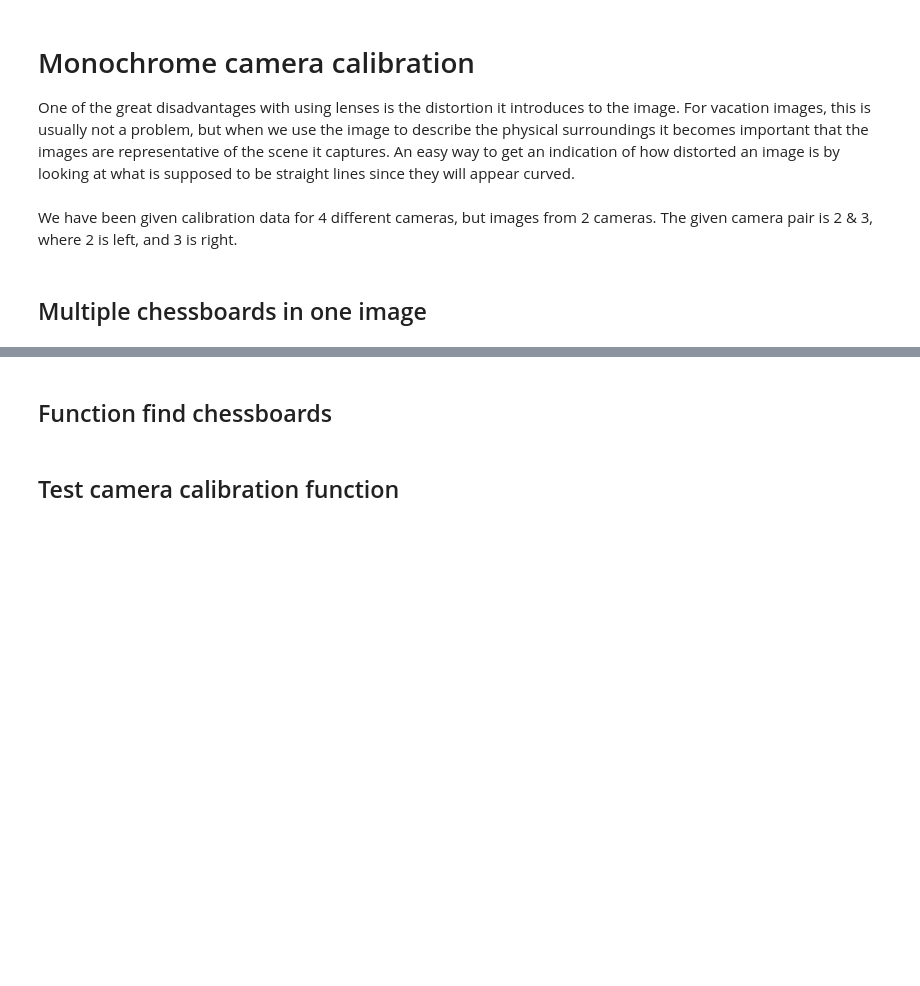
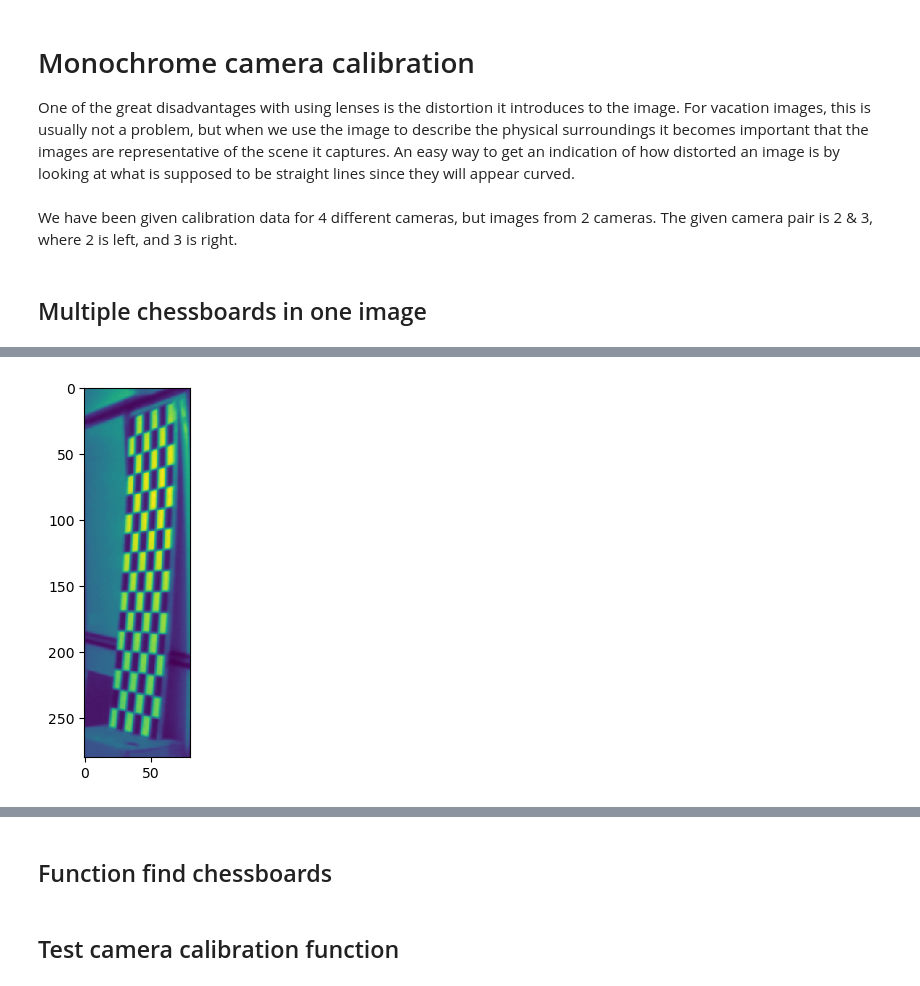
Before and after one commit to Stam21/PAS_Final_Project, a Jupyter notebook: CameraCalibration.ipynb, the cells around one changed output, grey strips where cells are left out. Drawn from its saved outputs; the diff is of its cells as text; code cells hidden in the pictures; blank space fills up the shorter version.

```diff
--- a/CameraCalibration.ipynb
+++ b/CameraCalibration.ipynb
@@ -138,0 +179,82 @@ Total Not Found Chessboards: [(5, 7), (15, 5)]
+# %%
+import cv2
+import numpy as np
+import glob
+
+# Path to the image containing the chessboard
+path_chess = '/Users/claes/Documents/Mine dokumenter/Universitet/7.semester/Perception for autonomous systems/Final project/34759_final_project_raw/calib/image_03/'
+
+# Define the chessboard size you're interested in
+chessboard_size = (15, 5)
+
+# Load the image
+images = glob.glob(path_chess + 'data/0000000000.png')
+assert images, "No images found in the specified path."
+
+# Define termination criteria for corner refinement
+criteria = (cv2.TERM_CRITERIA_EPS + cv2.TERM_CRITERIA_MAX_ITER, 300, 0.001)
+
+# Initialize list to store successful parameter combinations
+successful_params = []
+
+# Process the image
+for fname in images:
+    img = cv2.imread(fname)
+    original_gray = cv2.cvtColor(img, cv2.COLOR_BGR2GRAY)  # Original grayscale image
+
+    # Define your ROI coordinates (x, y, width, height)
+    # You'll need to adjust these values based on your specific image
+    roi_x, roi_y, roi_w, roi_h = 1120, 150, 80, 280  # Example values
+    gray_roi = original_gray[roi_y:roi_y+roi_h, roi_x:roi_x+roi_w]
+
+#    gray_roi = original_gray
+
+    plt.imshow(gray_roi)
+
+    # Equalize histogram to improve contrast
+    gray_roi = cv2.equalizeHist(gray_roi)
+
+    # Define ranges for blockSize and C
+    block_sizes = range(3, 31, 2)  # Must be odd and greater than 1
+    C_values = range(-10, 11, 1)
+
+    for block_size in block_sizes:
+        for C in C_values:
+            # Apply adaptive thresholding
+            thresh = cv2.adaptiveThreshold(
+                gray_roi, 255, cv2.ADAPTIVE_THRESH_GAUSSIAN_C,
+                cv2.THRESH_BINARY, block_size, C
+            )
+
+            # Attempt to find the chessboard corners
+            ret, corners = cv2.findChessboardCornersSB(thresh, chessboard_size)
+
+            print(ret)
+
+            if ret:
+                # Refine corner positions
+                corners = cv2.cornerSubPix(gray_roi, corners, (5, 5), (-1, -1), criteria)
+
+                # Prepare object points
+                objp = np.zeros((chessboard_size[0] * chessboard_size[1], 3), np.float32)
+                objp[:, :2] = np.mgrid[0:chessboard_size[0], 0:chessboard_size[1]].T.reshape(-1, 2)
+
+                # Record the successful parameters
+                successful_params.append((block_size, C))
+
+                # Draw and display the corners
+                img_corners = cv2.drawChessboardCorners(gray_roi.copy(), chessboard_size, corners, ret)
+
+                # Optionally, break if you only want the first successful detection
+                # break
+
+    cv2.destroyAllWindows()
+
+# Print out all successful parameter combinations
+if successful_params:
+    print("Successful blockSize and C values:")
+    for params in successful_params:
+        print(f"blockSize: {params[0]}, C: {params[1]}")
+else:
+    print("No successful detection with the given parameter ranges.")
+# %% [output]
@@ -138,0 +278 @@ Total Not Found Chessboards: [(5, 7), (15, 5)]
+[figure, added]
```
Also changed, not shown: parts of 21 cells of this notebook.
